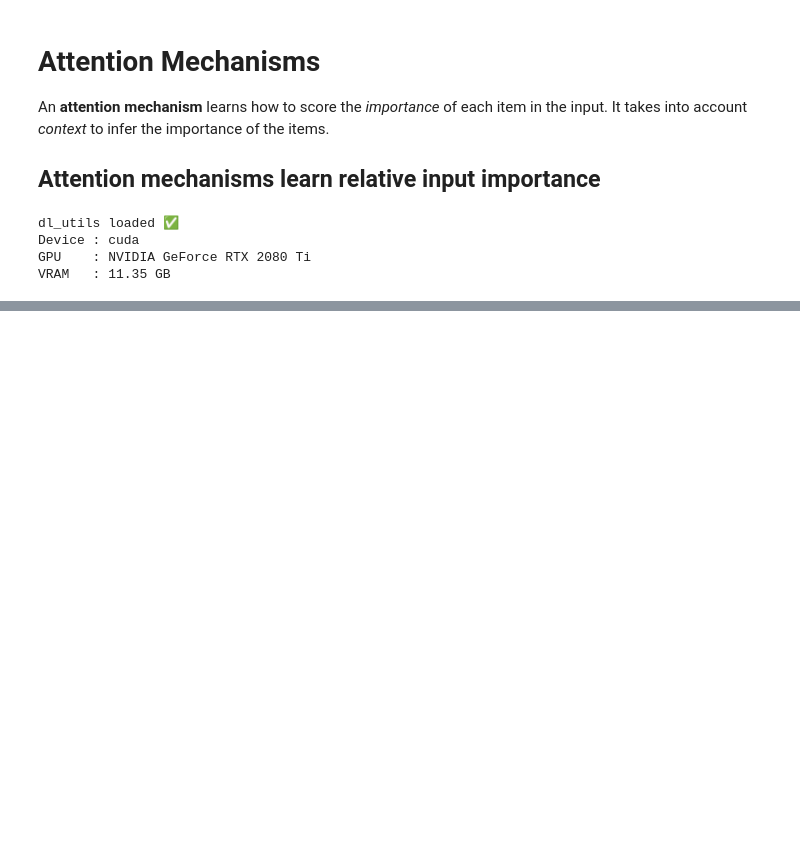
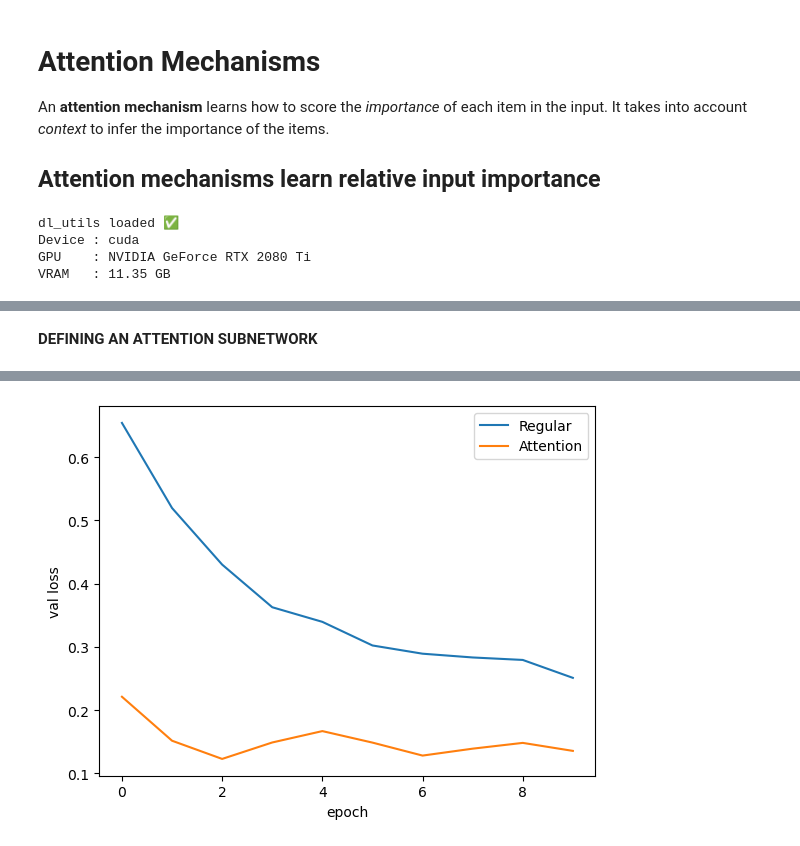
Before and after one commit to Efrazar/Bio-AI-foundations, a Jupyter notebook: Inside_Deep_Learning/10_Attention_Mechanisms.ipynb, the cells around one changed output, grey strips where cells are left out. Cells and saved outputs as stored; diff of their text form; code cells hidden in the pictures; blank space fills up the shorter version.

Commit message:
Modification to DL_utils and attention

```diff
--- a/Inside_Deep_Learning/10_Attention_Mechanisms.ipynb
+++ b/Inside_Deep_Learning/10_Attention_Mechanisms.ipynb
@@ -194,0 +263,47 @@ sns.lineplot(x="epoch", y="val Accuracy", data=simple_results, label="Regular")
+# %% [markdown]
+**DEFINING AN ATTENTION SUBNETWORK**
+# %%
+attentionMechanism = nn.Sequential(
+    nn.Linear(D_prime, D_prime),
+    nn.LeakyReLU(),
+    nn.Linear(D_prime, 1),
+    nn.Softmax(dim=1),   # <- normalize over T, not over the last dim
+)
+# %%
+# Training a small attention-based model
+small_attention_model = nn.Sequential(
+    Combiner(backboneNetwork, attentionMechanism),
+    nn.BatchNorm1d(D_prime),
+    nn.Linear(D_prime, D_prime),
+    nn.LeakyReLU(),
+    nn.BatchNorm1d(D_prime),
+    nn.Linear(D_prime, classes),
+).to(device)
+# %%
+
+#  reset workers before new run
+import gc
+gc.collect()
+torch.cuda.empty_cache()  # Free any leftover VRAM from previous run
+torch.backends.cudnn.benchmark = False  # True is better for CNNs with fixed input sizes
+
+optimizer = torch.optim.AdamW(small_attention_model.parameters(), lr=1e-3)
+scheduler = torch.optim.lr_scheduler.ReduceLROnPlateau(optimizer, patience=2, factor=0.5)
+
+# Train the small attention-based model
+small_attn_results = train_network_EZA(
+    model=small_attention_model,
+    loss_func=nn.CrossEntropyLoss(),
+    train_loader=mnist_train_loader,
+    val_loader=mnist_test_loader,
+    score_funcs={'Accuracy': accuracy_score},
+    epochs=10,
+    device=device,
+    use_amp=True,          # safe: Turing supports fp16, GradScaler already wired in dl_utils
+    optimizer=optimizer,
+    lr_schedule=scheduler
+)
+# %%
+sns.lineplot(x="epoch", y="val loss", data=simple_results, label="Regular")
+sns.lineplot(x="epoch", y="val loss", data=small_attn_results, label="Attention")
+# %% [output]
@@ -194,0 +311 @@ sns.lineplot(x="epoch", y="val Accuracy", data=simple_results, label="Regular")
+[figure, added]
```
Also changed, not shown: parts of 18 cells of this notebook, 1 other file.
